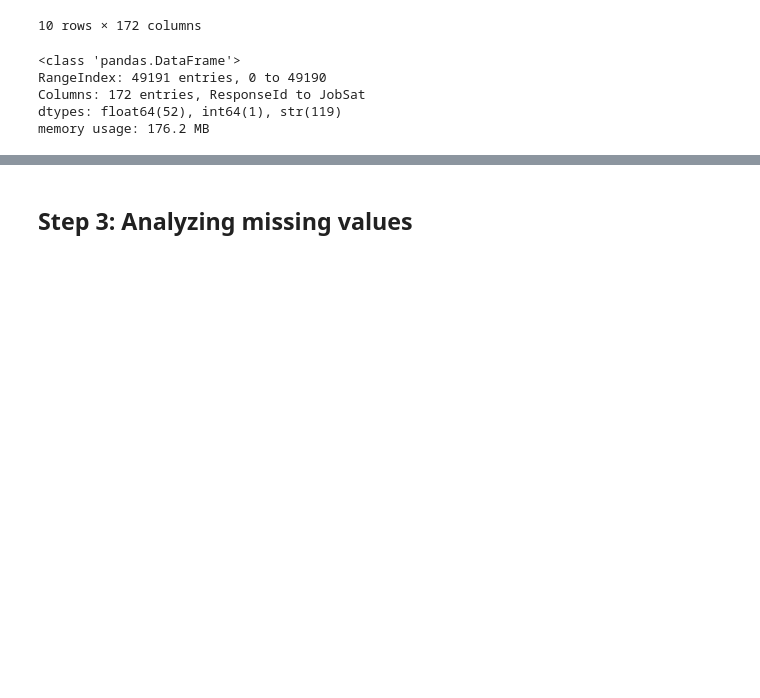
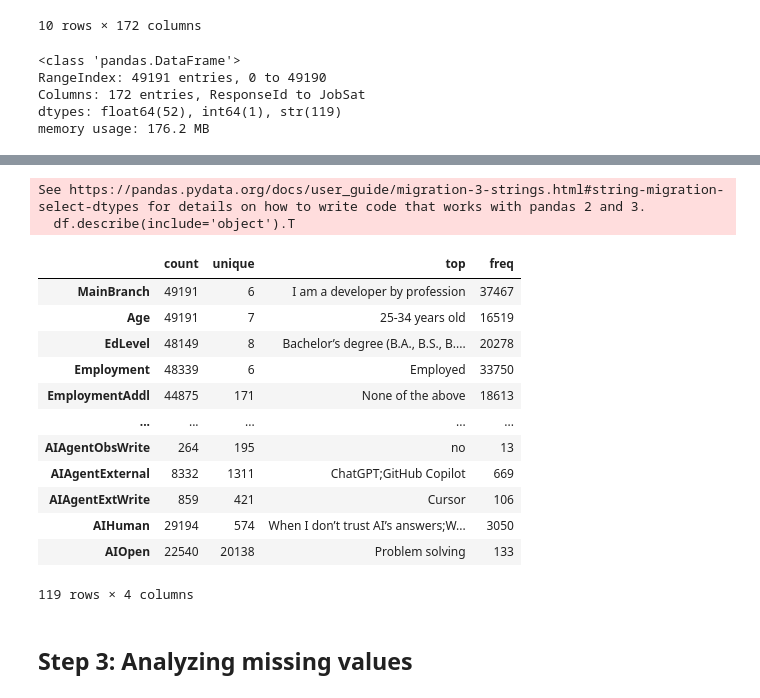
Before and after one commit to JudyWambugu/Dev_Salary_Prediction, a Jupyter notebook: notebooks/01_EDA.ipynb, the cells around one changed output, grey strips where cells are left out. Drawn from its saved outputs; the diff is of its cells as text; code cells hidden in the pictures; blank space fills up the shorter version.

```diff
--- a/notebooks/01_EDA.ipynb
+++ b/notebooks/01_EDA.ipynb
@@ -81,3 +88,22 @@ df.describe()
+# %%
+#Categorical columns descriptive stats
+df.describe(include='object').T
+# %% [output]
+See https://pandas.pydata.org/docs/user_guide/migration-3-strings.html#string-migration-select-dtypes for details on how to write code that works with pandas 2 and 3.
+  df.describe(include='object').T
+|  | count | unique | top | freq |
+| MainBranch | 49191 | 6 | I am a developer by profession | 37467 |
+| Age | 49191 | 7 | 25-34 years old | 16519 |
+| EdLevel | 48149 | 8 | Bachelor’s degree (B.A., B.S., B.... | 20278 |
+| Employment | 48339 | 6 | Employed | 33750 |
+| EmploymentAddl | 44875 | 171 | None of the above | 18613 |
+| ... | ... | ... | ... | ... |
+| AIAgentObsWrite | 264 | 195 | no | 13 |
+| AIAgentExternal | 8332 | 1311 | ChatGPT;GitHub Copilot | 669 |
+| AIAgentExtWrite | 859 | 421 | Cursor | 106 |
+| AIHuman | 29194 | 574 | When I don’t trust AI’s answers;W... | 3050 |
+| AIOpen | 22540 | 20138 | Problem solving | 133 |
+119 rows × 4 columns
 # %% [markdown]
 ## Step 3: Analyzing missing values
 # %%
```
Also changed, not shown: parts of 2 cells of this notebook, 1 other file.
